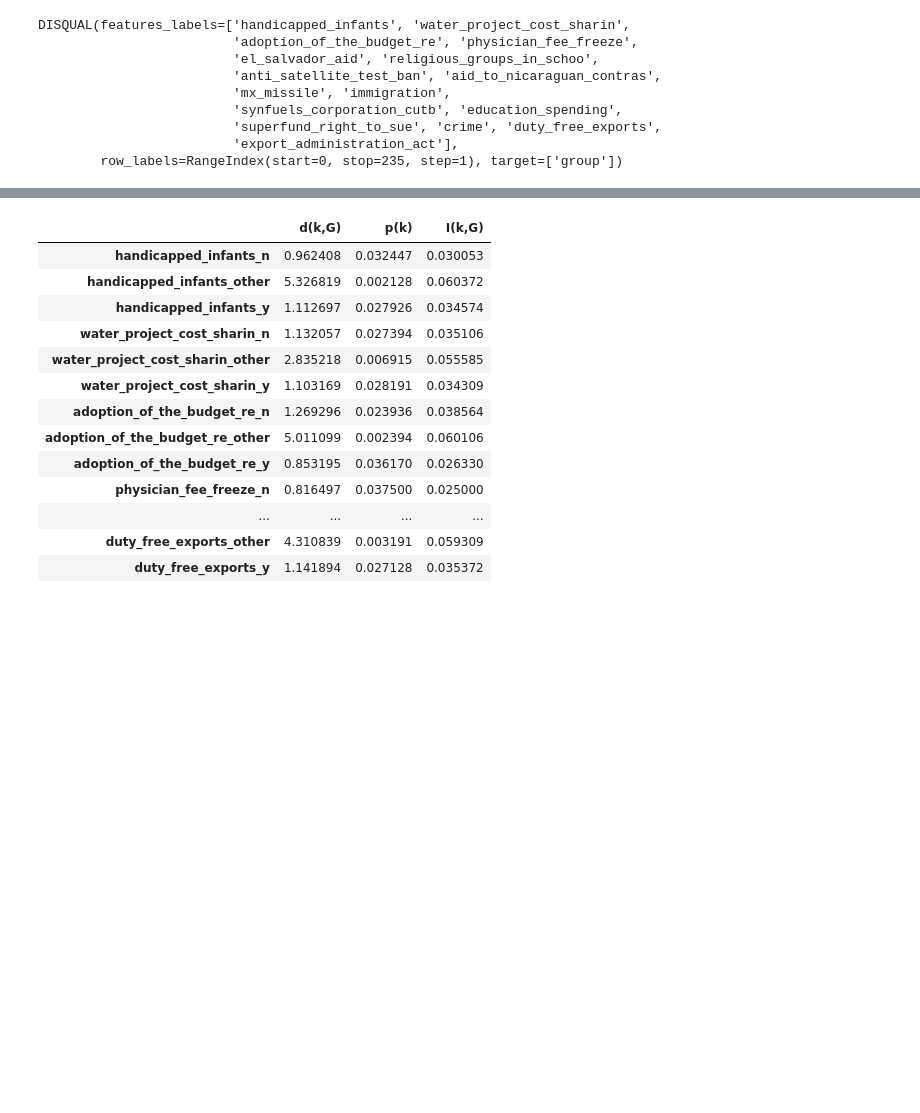
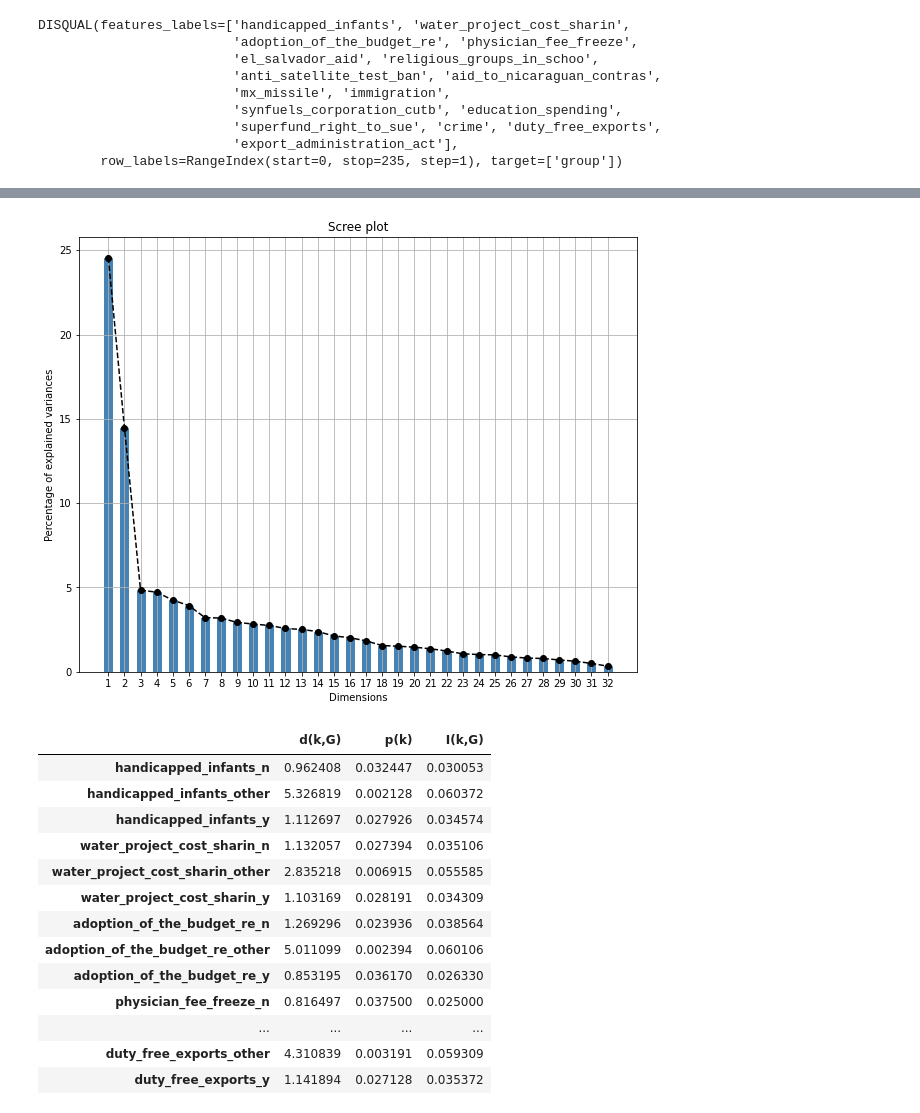
Before and after one commit to enfantbenidedieu/scientisttools, a Jupyter notebook: discqual_example.ipynb, the cells around one changed output, grey strips where cells are left out. Cells and saved outputs as stored; diff of their text form; code cells hidden in the pictures; blank space fills up the shorter version.

```diff
--- a/discqual_example.ipynb
+++ b/discqual_example.ipynb
@@ -80 +82,10 @@ display(eig)
+# %%
+from scientisttools.pyplot import plot_eigenvalues
+import matplotlib.pyplot as plt
+
+fig, axe =plt.subplots(figsize=(10,8))
+plot_eigenvalues(mca,ax=axe,n_components=32)
+plt.show()
+# %% [output]
+[figure, added]
 # %%
```
Also changed, not shown: parts of 11 cells of this notebook, 1 other file.
